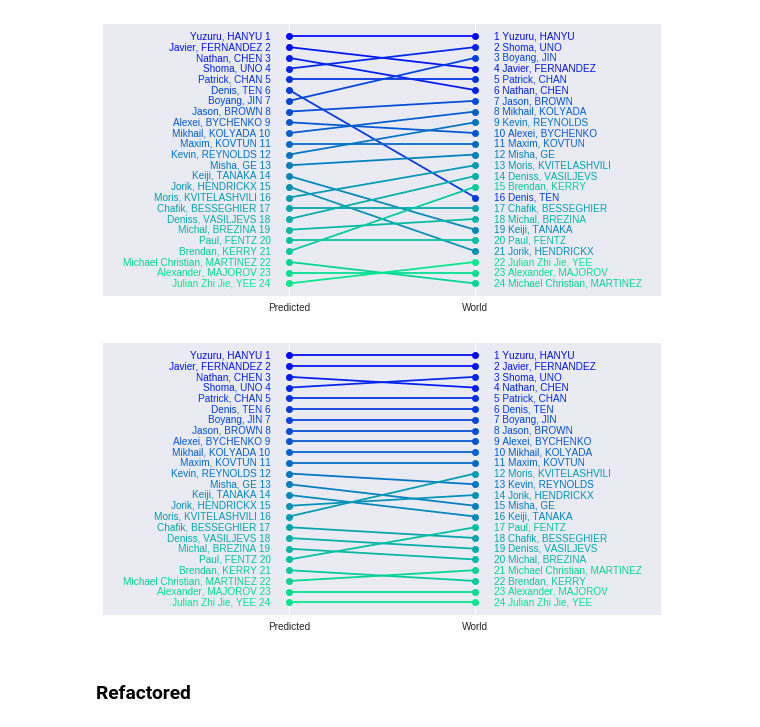
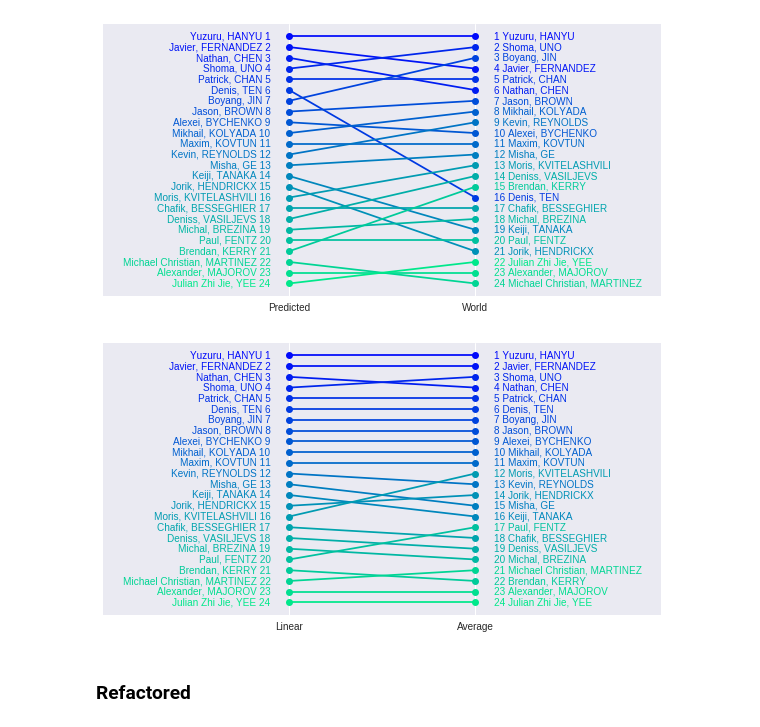
Before and after one commit to khanhnguyendata/skate_predict, a Jupyter notebook: analysis.ipynb, the cells around one changed output. Cells and saved outputs as stored; diff of their text form; code cells hidden in the pictures.

Commit message:
Finish setup for linear regression

```diff
--- a/analysis.ipynb
+++ b/analysis.ipynb
@@ -152,7 +152,7 @@ np.sqrt(score_comparison['sq_error'].mean())
 # %% [markdown]
 ### Visualize Kendall's tau
 # %%
-def plot_rankings(first_ranking, second_ranking, first_label, second_label, filename=None):
+def plot_rankings(first_ranking, second_ranking, first_label, second_label, filepath=None):
     ### Take two rankings as sorted list and plot them together
     fig, ax = plt.subplots(figsize=(10, 5))
     cmap = mpl.cm.get_cmap('winter')
@@ -179,5 +179,5 @@ def plot_rankings(first_ranking, second_ranking, first_label, second_label, file
     ax.set_xticklabels([first_label, second_label])
     ax.set_yticks([])
     plt.show()
-    if filename:
-        fig.savefig(filename)
+    if filepath:
+        fig.savefig(filepath)
@@ -402,9 +426,9 @@ plot_rankings(linear_ranking, world_ranking)
 # %% [output]
 [figure]
 # %%
-plot_rankings(linear_ranking, avg_ranking)
+plot_rankings(linear_ranking, avg_ranking, 'Linear', 'Average')
 # %% [output]
-[figure, old version]
+[figure, new version]
 # %% [markdown]
 ### Refactored
 # %%
```
Also changed, not shown: parts of 6 cells of this notebook, 2 other files.
